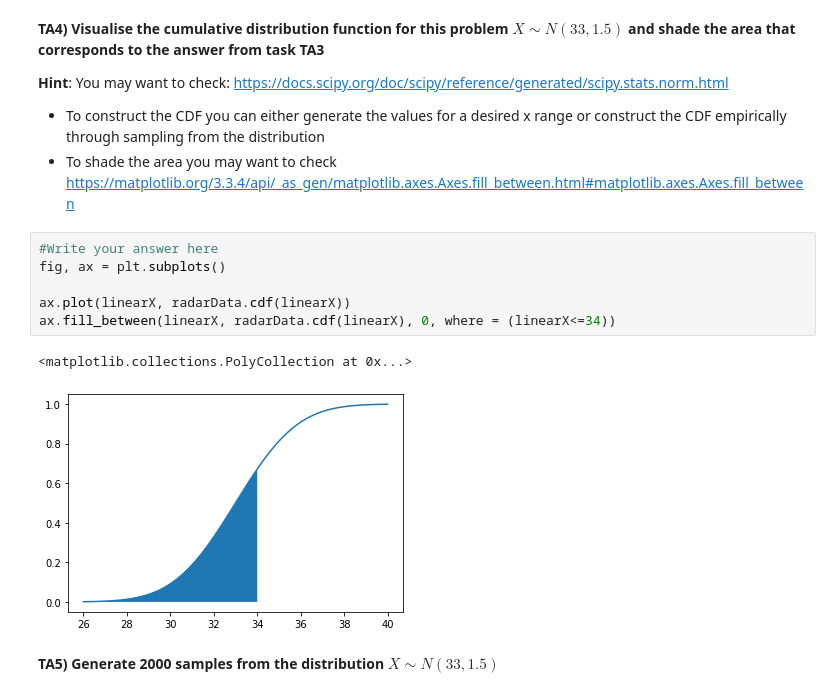
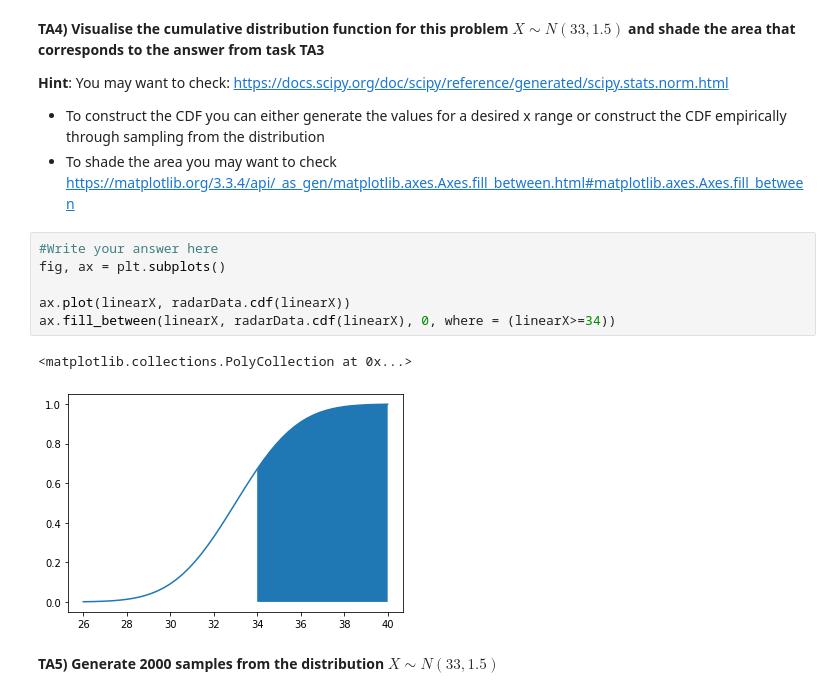
Before and after one commit to AnnabethS/DAT1, a Jupyter notebook: week 8/DAT1-Practical7-Questions.ipynb, the cells around one changed output. Saved outputs shown, nothing was run; the diff lists cells and outputs as text.

```diff
--- a/week 8/DAT1-Practical7-Questions.ipynb
+++ b/week 8/DAT1-Practical7-Questions.ipynb
@@ -84,12 +84,12 @@ The probability a car picked at random is travelling at >34 mph is: 0.3283606432
 # %%
 #Write your answer here
 fig, ax = plt.subplots()
 
 ax.plot(linearX, radarData.cdf(linearX))
-ax.fill_between(linearX, radarData.cdf(linearX), 0, where = (linearX<=34))
+ax.fill_between(linearX, radarData.cdf(linearX), 0, where = (linearX>=34))
 # %% [output]
 <matplotlib.collections.PolyCollection at 0x...>
-[figure, old version]
+[figure, new version]
 # %% [markdown]
 **TA5) Generate 2000 samples from the distribution $𝑋∼𝑁(33,1.5)$**
 # %%
```
Also changed, not shown: parts of 6 cells of this notebook.
